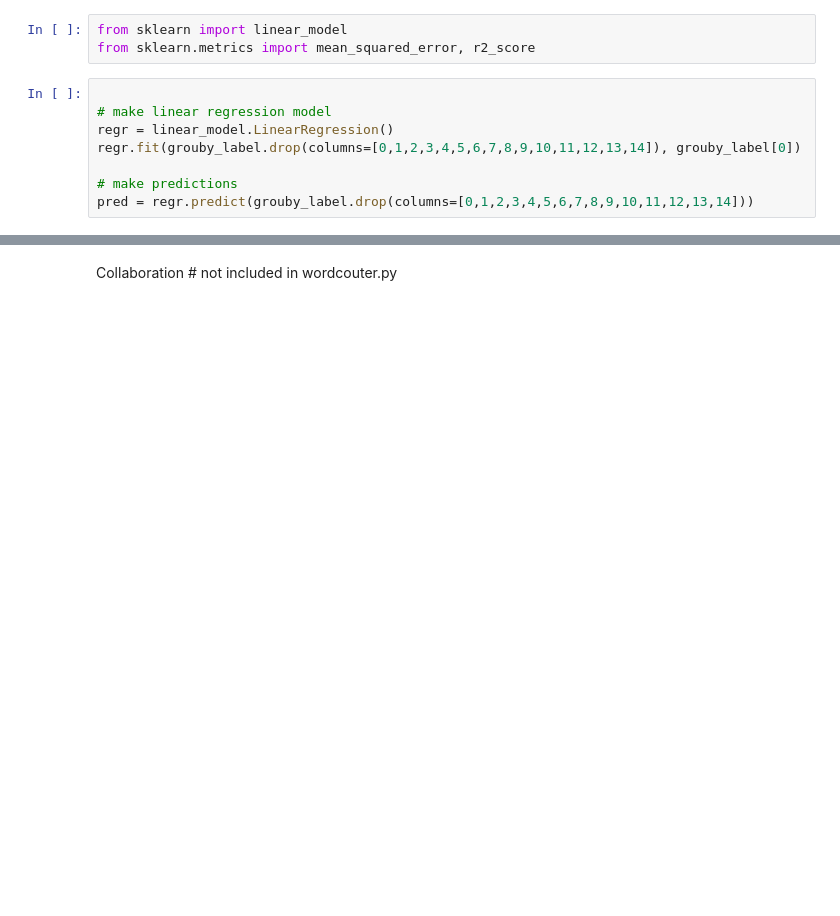
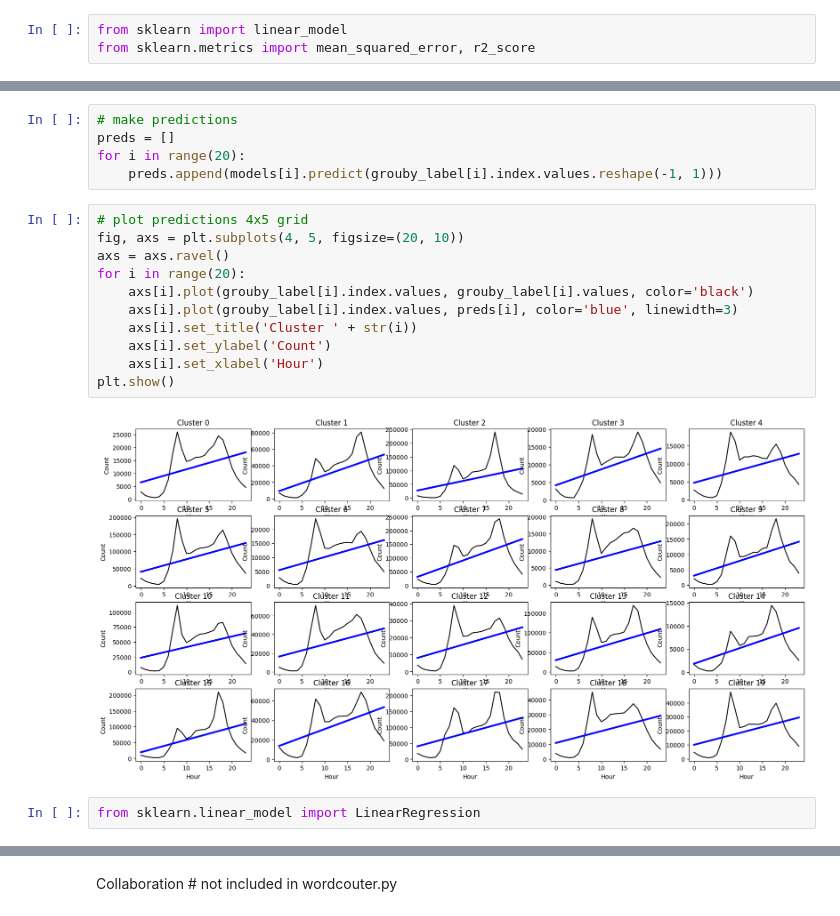
Before and after one commit to AlexisVandenHeede/IntroBA, a Jupyter notebook: report.ipynb, the cells around one changed output, grey strips where cells are left out. Saved outputs shown, nothing was run; the diff lists cells and outputs as text; blank space fills up the shorter version.

```diff
--- a/report.ipynb
+++ b/report.ipynb
@@ -195,11 +201,3 @@ grouby_label.head()
 # %%
 from sklearn import linear_model
 from sklearn.metrics import mean_squared_error, r2_score
-# %%
-
-# make linear regression model
-regr = linear_model.LinearRegression()
-regr.fit(grouby_label.drop(columns=[0,1,2,3,4,5,6,7,8,9,10,11,12,13,14]), grouby_label[0])
-
-# make predictions
-pred = regr.predict(grouby_label.drop(columns=[0,1,2,3,4,5,6,7,8,9,10,11,12,13,14]))
@@ -205,0 +247,20 @@ pred = regr.predict(grouby_label.drop(columns=[0,1,2,3,4,5,6,7,8,9,10,11,12,13,1
+# %%
+# make predictions
+preds = []
+for i in range(20):
+    preds.append(models[i].predict(grouby_label[i].index.values.reshape(-1, 1)))
+# %%
+# plot predictions 4x5 grid
+fig, axs = plt.subplots(4, 5, figsize=(20, 10))
+axs = axs.ravel()
+for i in range(20):
+    axs[i].plot(grouby_label[i].index.values, grouby_label[i].values, color='black')
+    axs[i].plot(grouby_label[i].index.values, preds[i], color='blue', linewidth=3)
+    axs[i].set_title('Cluster ' + str(i))
+    axs[i].set_ylabel('Count')
+    axs[i].set_xlabel('Hour')
+plt.show()
+# %% [output]
+[figure, added]
+# %%
+from sklearn.linear_model import LinearRegression
```
Also changed, not shown: parts of 10 cells of this notebook.
